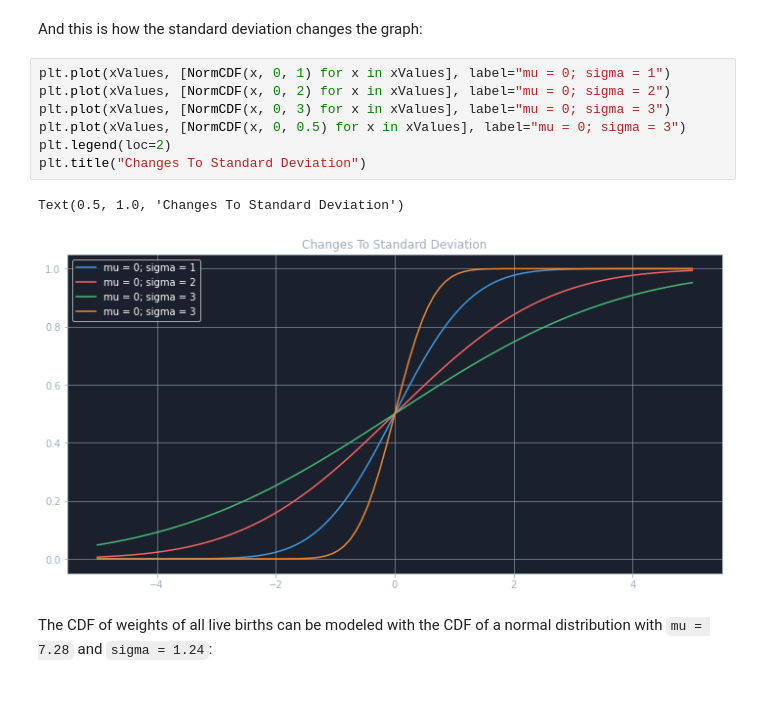
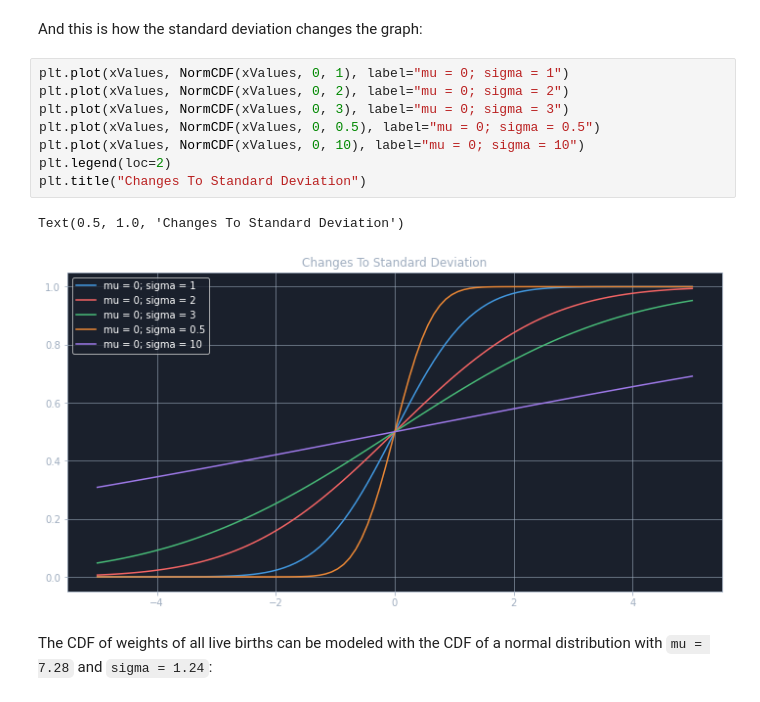
Before and after one commit to Devwulf/road-to-data-science, a Jupyter notebook: statistics/05 - Modeling Distributions.ipynb, the cells around one changed output. Saved outputs shown, nothing was run; the diff lists cells and outputs as text.

```diff
--- a/statistics/05 - Modeling Distributions.ipynb
+++ b/statistics/05 - Modeling Distributions.ipynb
@@ -99,15 +101,16 @@ Text(0.5, 1.0, 'Changes To Mean')
 # %% [markdown]
 And this is how the standard deviation changes the graph:
 # %%
-plt.plot(xValues, [NormCDF(x, 0, 1) for x in xValues], label="mu = 0; sigma = 1")
-plt.plot(xValues, [NormCDF(x, 0, 2) for x in xValues], label="mu = 0; sigma = 2")
-plt.plot(xValues, [NormCDF(x, 0, 3) for x in xValues], label="mu = 0; sigma = 3")
-plt.plot(xValues, [NormCDF(x, 0, 0.5) for x in xValues], label="mu = 0; sigma = 3")
+plt.plot(xValues, NormCDF(xValues, 0, 1), label="mu = 0; sigma = 1")
+plt.plot(xValues, NormCDF(xValues, 0, 2), label="mu = 0; sigma = 2")
+plt.plot(xValues, NormCDF(xValues, 0, 3), label="mu = 0; sigma = 3")
+plt.plot(xValues, NormCDF(xValues, 0, 0.5), label="mu = 0; sigma = 0.5")
+plt.plot(xValues, NormCDF(xValues, 0, 10), label="mu = 0; sigma = 10")
 plt.legend(loc=2)
 plt.title("Changes To Standard Deviation")
 # %% [output]
 Text(0.5, 1.0, 'Changes To Standard Deviation')
-[figure, old version]
+[figure, new version]
 # %% [markdown]
 The CDF of weights of all live births can be modeled with the CDF of a normal distribution with `mu = 7.28` and `sigma = 1.24`:
 # %%
```
Also changed, not shown: parts of 26 cells of this notebook, 2 other files.
